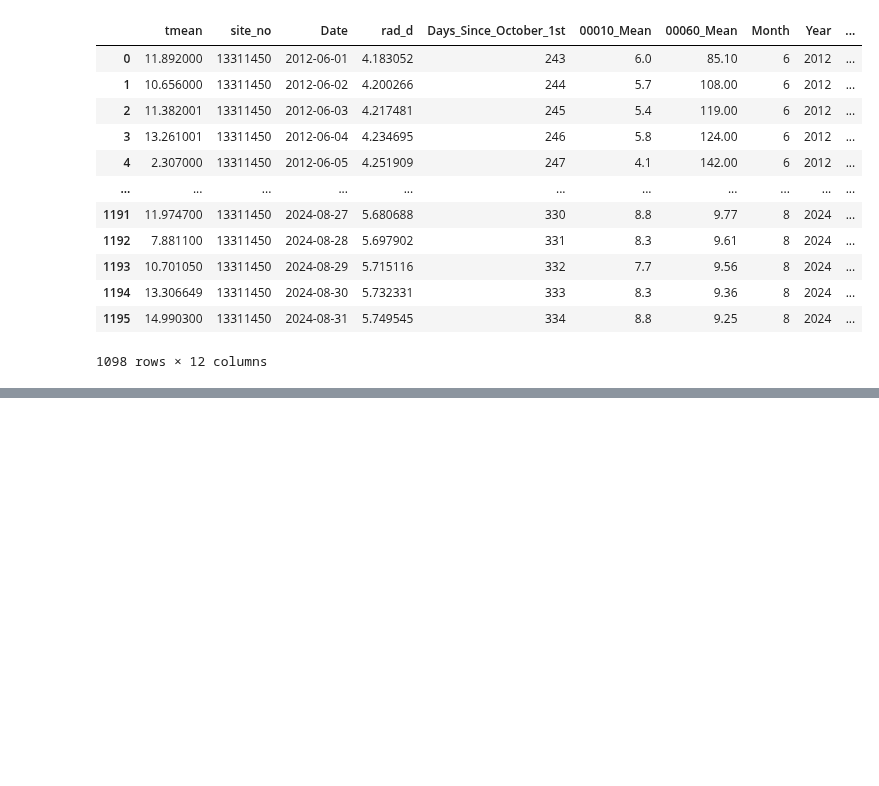
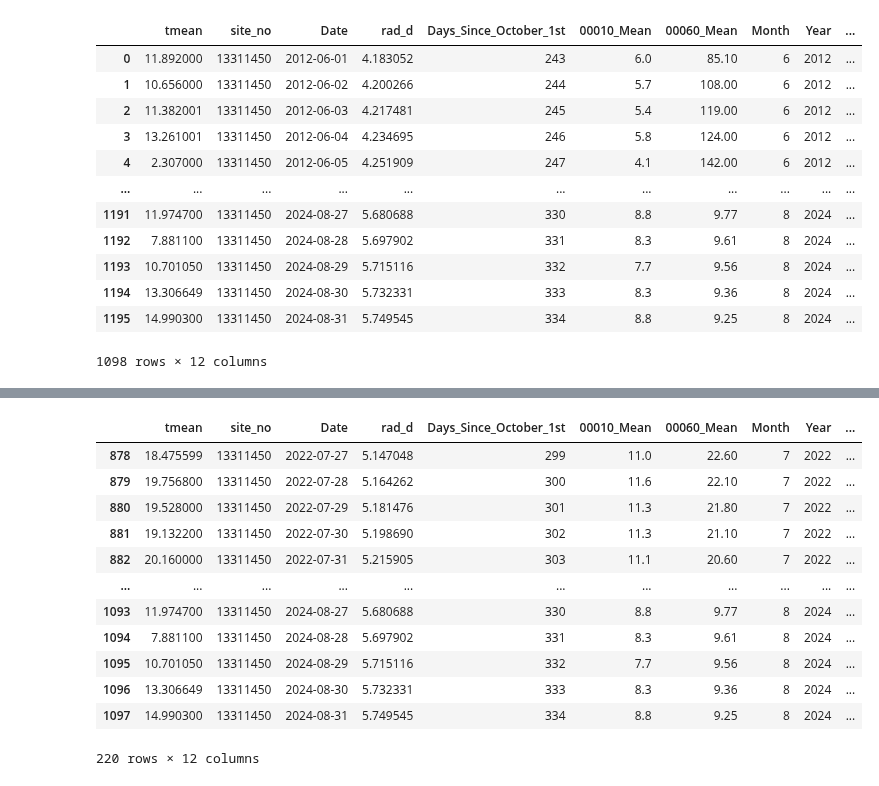
Before and after one commit to th2018/stream_thermal_2025_ms, a Jupyter notebook: clustering/High_Small_TS.ipynb, the cells around one changed output, grey strips where cells are left out. Cells and saved outputs as stored; diff of their text form; code cells hidden in the pictures; blank space fills up the shorter version.

```diff
--- a/clustering/High_Small_TS.ipynb
+++ b/clustering/High_Small_TS.ipynb
@@ -379,0 +437,23 @@ plt.show()
+# %%
+
+
+
+site_pred_test = df_site_pred_test_0[ df_site_pred_test_0['y_test']>0 ]
+
+# Merge the two DataFrames by index, keeping all rows (even with NA)
+merged_df2 = pd.concat([ test_df, site_pred_test], axis=1)
+merged_df2
+# %% [output]
+|  | tmean | site_no | Date | rad_d | Days_Since_October_1st | 00010_Mean | 00060_Mean | Month | Year | ... |
+| 878 | 18.475599 | 13311450 | 2022-07-27 | 5.147048 | 299 | 11.0 | 22.60 | 7 | 2022 | ... |
+| 879 | 19.756800 | 13311450 | 2022-07-28 | 5.164262 | 300 | 11.6 | 22.10 | 7 | 2022 | ... |
+| 880 | 19.528000 | 13311450 | 2022-07-29 | 5.181476 | 301 | 11.3 | 21.80 | 7 | 2022 | ... |
+| 881 | 19.132200 | 13311450 | 2022-07-30 | 5.198690 | 302 | 11.3 | 21.10 | 7 | 2022 | ... |
+| 882 | 20.160000 | 13311450 | 2022-07-31 | 5.215905 | 303 | 11.1 | 20.60 | 7 | 2022 | ... |
+| ... | ... | ... | ... | ... | ... | ... | ... | ... | ... | ... |
+| 1093 | 11.974700 | 13311450 | 2024-08-27 | 5.680688 | 330 | 8.8 | 9.77 | 8 | 2024 | ... |
+| 1094 | 7.881100 | 13311450 | 2024-08-28 | 5.697902 | 331 | 8.3 | 9.61 | 8 | 2024 | ... |
+| 1095 | 10.701050 | 13311450 | 2024-08-29 | 5.715116 | 332 | 7.7 | 9.56 | 8 | 2024 | ... |
+| 1096 | 13.306649 | 13311450 | 2024-08-30 | 5.732331 | 333 | 8.3 | 9.36 | 8 | 2024 | ... |
+| 1097 | 14.990300 | 13311450 | 2024-08-31 | 5.749545 | 334 | 8.8 | 9.25 | 8 | 2024 | ... |
+220 rows × 12 columns
```
Also changed, not shown: parts of 7 cells of this notebook.
